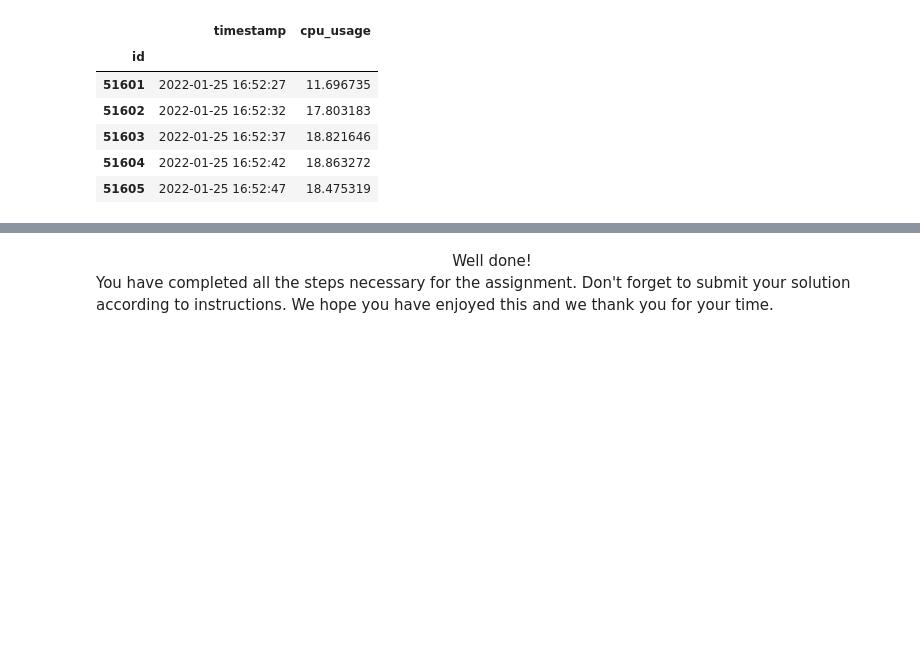
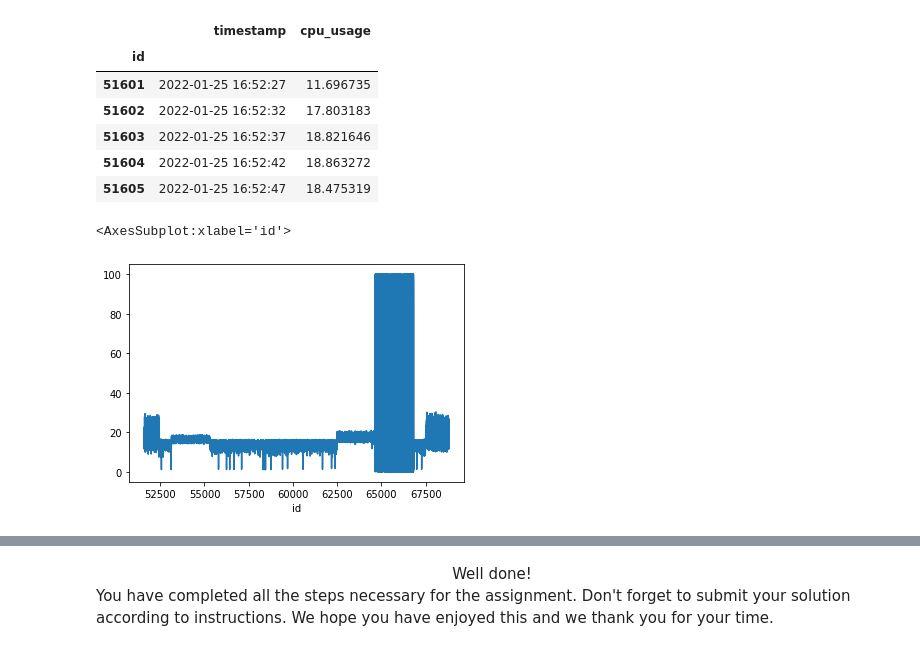
Before and after one commit to natasa-plulikova/interns_day, a Jupyter notebook: Starter_notebook.ipynb, the cells around one changed output, grey strips where cells are left out. Saved outputs shown, nothing was run; the diff lists cells and outputs as text; code cells hidden in the pictures; blank space fills up the shorter version.

Commit message:
add graphs

```diff
--- a/Starter_notebook.ipynb
+++ b/Starter_notebook.ipynb
@@ -411,3 +411,8 @@ results.head()
 | 51603 | 2022-01-25 16:52:37 | 18.821646 |
 | 51604 | 2022-01-25 16:52:42 | 18.863272 |
 | 51605 | 2022-01-25 16:52:47 | 18.475319 |
+# %%
+results["cpu_usage"].plot()
+# %% [output]
+<AxesSubplot:xlabel='id'>
+[figure, added]
```
Also changed, not shown: parts of 1 cell of this notebook.
